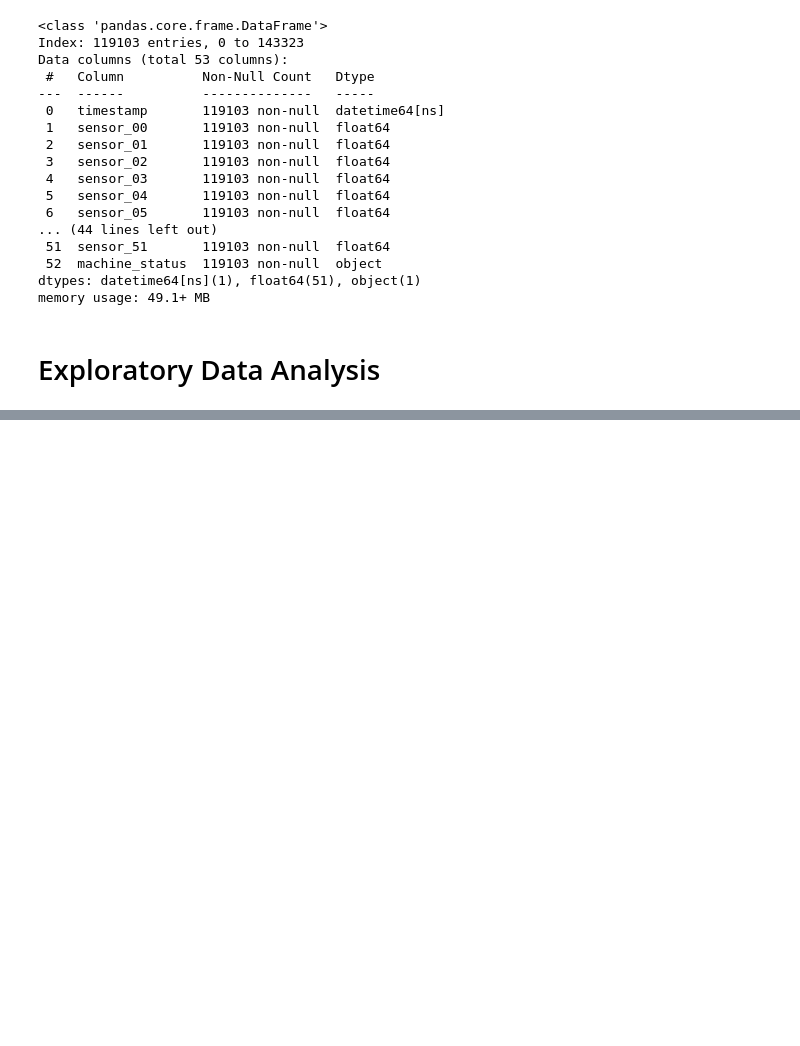
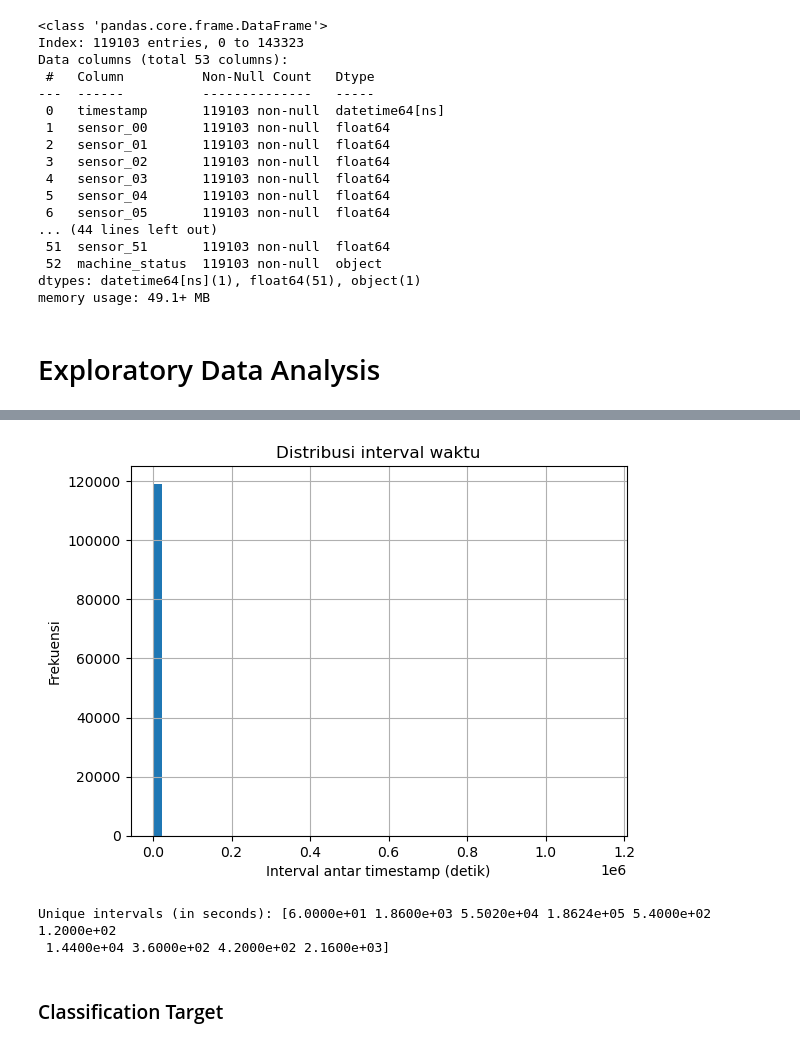
Before and after one commit to TurmaeUrsorum/Pump-Sensor-Time-Series, a Jupyter notebook: notebooks/RND.ipynb, the cells around one changed output, grey strips where cells are left out. Drawn from its saved outputs; the diff is of its cells as text; code cells hidden in the pictures; blank space fills up the shorter version.

Commit message:
EDA(Data Structure) : Checking some label from data timestamp, checking granularity of data and fix problom about data imbalance

```diff
--- a/notebooks/RND.ipynb
+++ b/notebooks/RND.ipynb
@@ -160,0 +188,4 @@ memory usage: 49.1+ MB
+# %%
+diff = df_sensor["timestamp"].diff().dropna()
+
+print(diff.describe())
@@ -160,0 +225,3 @@ memory usage: 49.1+ MB
+# %%
+diff_seconds = diff.dt.total_seconds()
+print(diff_seconds.describe())
@@ -160,0 +238,17 @@ memory usage: 49.1+ MB
+# %%
+diff_seconds.hist(bins=50)
+plt.xlabel("Interval antar timestamp (detik)")
+plt.ylabel("Frekuensi")
+plt.title("Distribusi interval waktu")
+plt.show()
+# %% [output]
+[figure, added]
+# %%
+# cek jumlah interval unik
+unique_intervals = diff_seconds.unique()
+print(f"Unique intervals (in seconds): {unique_intervals[:10]}")
+# %% [output]
+Unique intervals (in seconds): [6.0000e+01 1.8600e+03 5.5020e+04 1.8624e+05 5.4000e+02 1.2000e+02
+ 1.4400e+04 3.6000e+02 4.2000e+02 2.1600e+03]
+# %% [markdown]
+### Classification Target
```
Also changed, not shown: parts of 9 cells of this notebook, 1 other file.
